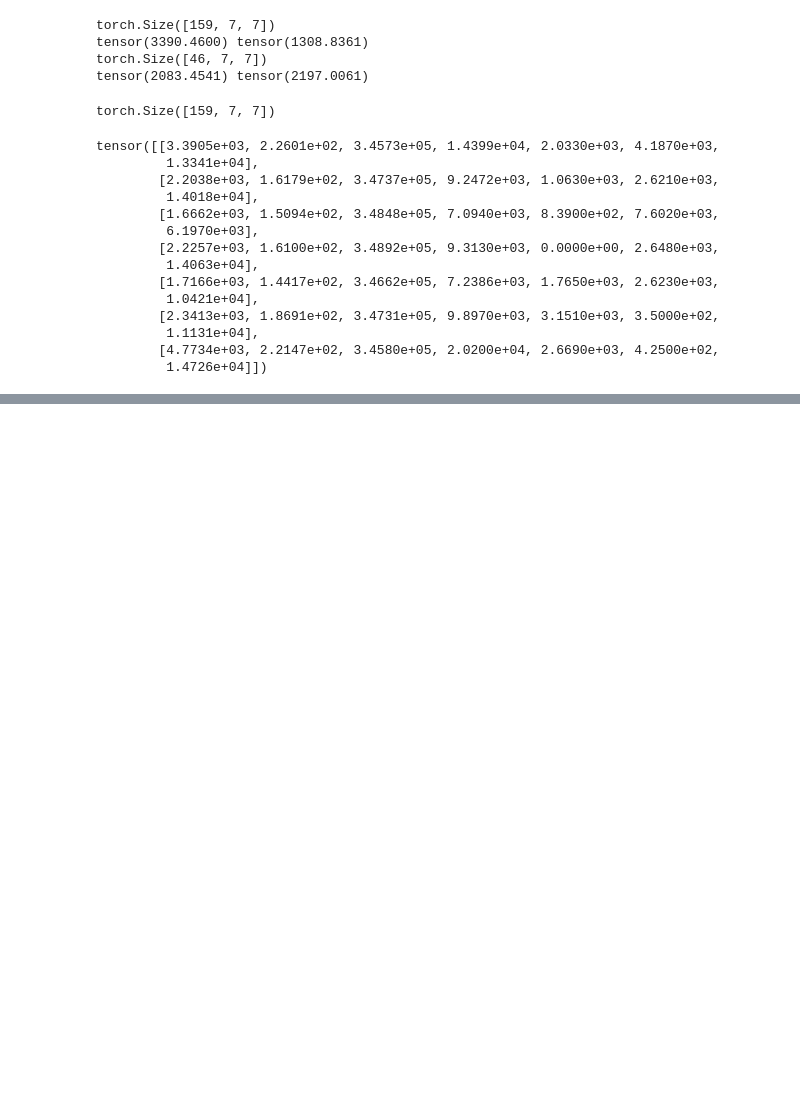
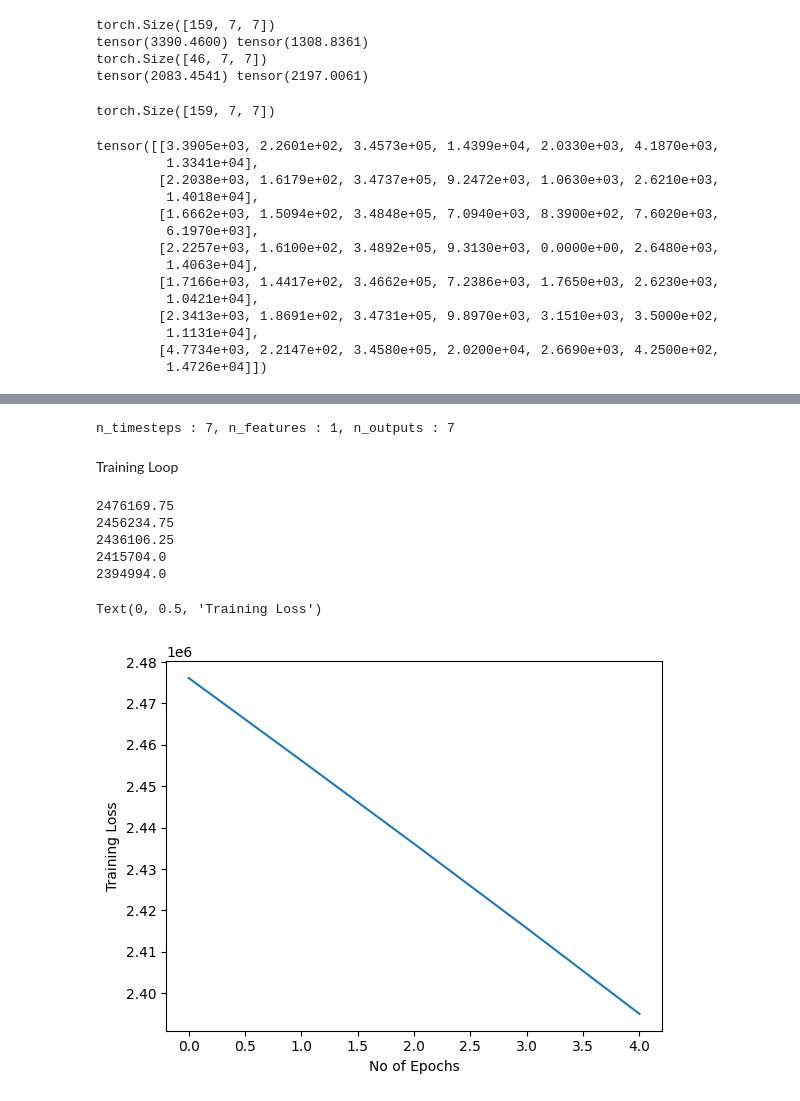
Before and after one commit to Suryasadasivam/Time_series_practice, a Jupyter notebook: Time_series_forecasting_CNN.ipynb, the cells around one changed output, grey strips where cells are left out. Cells and saved outputs as stored; diff of their text form; code cells hidden in the pictures; blank space fills up the shorter version.

```diff
--- a/Time_series_forecasting_CNN.ipynb
+++ b/Time_series_forecasting_CNN.ipynb
@@ -279,0 +298,2 @@ tensor([[3.3905e+03, 2.2601e+02, 3.4573e+05, 1.4399e+04, 2.0330e+03, 4.1870e+03,
+# %%
+X,y=to_supervised(train,7,7)
@@ -279,0 +373,45 @@ tensor([[3.3905e+03, 2.2601e+02, 3.4573e+05, 1.4399e+04, 2.0330e+03, 4.1870e+03,
+# %%
+n_timestamp=7
+n_features=1
+
+model=UnivariateCNNModel(n_timestamp,n_features)
+# %%
+optimizer = torch.optim.Adam(model.parameters(), lr=1e-3)
+
+criterion = torch.nn.MSELoss()
+# %%
+n_timesteps, n_features, n_outputs = X.shape[1], X.shape[2], y.shape[1]
+
+print(f"n_timesteps : {n_timesteps}, n_features : {n_features}, n_outputs : {n_outputs}")
+# %% [output]
+n_timesteps : 7, n_features : 1, n_outputs : 7
+# %% [markdown]
+Training Loop
+# %%
+epochs=5
+
+losses=[]
+
+for _ in range(epochs):
+    optimizer.zero_grad()
+    y_pred=model(X)
+    loss=criterion(y_pred,y)
+    print(loss.item())
+    losses.append(loss.item())
+    loss.backward()
+    optimizer.step()
+# %% [output]
+2476169.75
+2456234.75
+2436106.25
+2415704.0
+2394994.0
+# %%
+#plot the training losses
+
+plt.plot(losses)
+plt.xlabel("No of Epochs")
+plt.ylabel("Training Loss")
+# %% [output]
+Text(0, 0.5, 'Training Loss')
+[figure, added]
```
Also changed, not shown: parts of 7 cells of this notebook.
